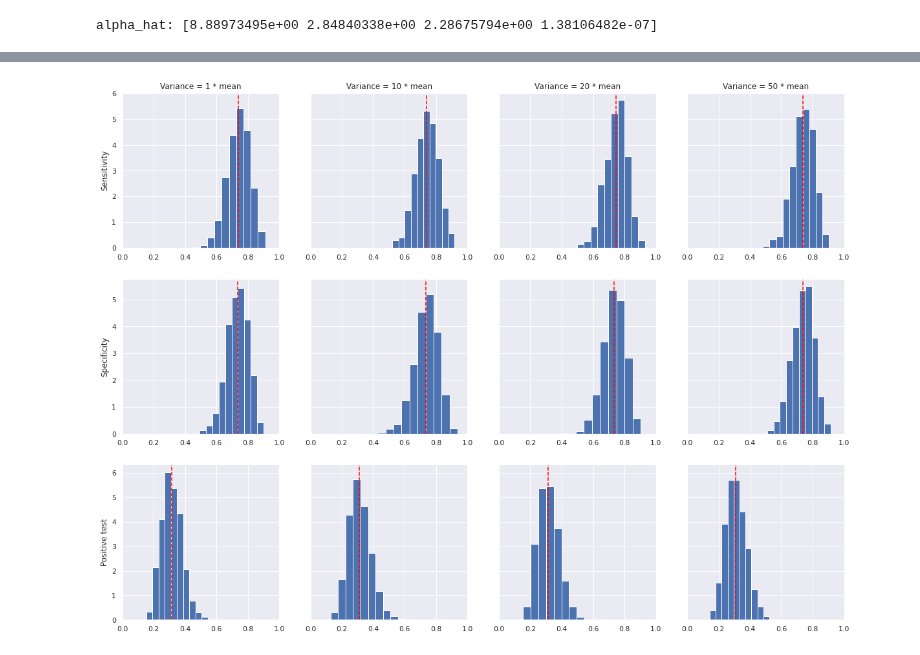
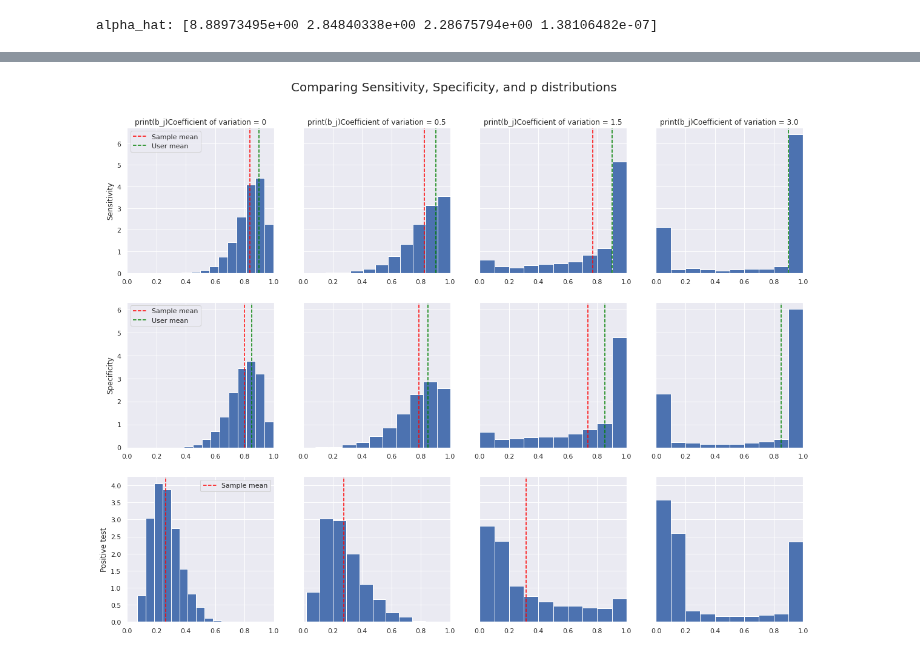
Before and after one commit to lucasmoschen/rds-bayesian-analysis-tcc, a Jupyter notebook: notebooks_book/prior_distributions_alpha.ipynb, the cells around one changed output, grey strips where cells are left out. Saved outputs shown, nothing was run; the diff lists cells and outputs as text; code cells hidden in the pictures.

```diff
--- a/notebooks_book/prior_distributions_alpha.ipynb
+++ b/notebooks_book/prior_distributions_alpha.ipynb
@@ -150,5 +125,0 @@ We first use a vague prior $a_1 = a_2 = a_3 = a_4 = 1/100$ and $b_1 = b_2 = b_3
-# %%
-a = np.ones(4)*10
-b = np.ones(4)*10
-
-X, Y, E_X, E_Y, Var_X, Var_Y, Cor_XY = prior_distributions(a, b, samples = 10000)
@@ -206,6 +125,0 @@ TODO
-# %%
-def gamma_parameters(alpha_i_mean, alpha_i_var):
-
-    bi = alpha_i_mean/alpha_i_var
-    ai = alpha_i_mean*bi
-    return (ai, bi)
@@ -226,40 +135,90 @@ such that $\theta$ is fixed, for a while.
 # %%
-n = 1000
-possible_variances = [1, 10, 20, 50]
+# Different coefficients
+# When 0, we consider dirac distribution over alpha_hat.
+coefficients_variation = [0, 0.5, 1.5, 3.0]
+
+# Fixing theta
+theta = 0.1
+
+# Optimizing the values of alpha
 alpha_hat = solution.x
 
-theta = 0.1
+number_samples = 5000
 
 fig, ax = plt.subplots(nrows = 3, ncols = 4, figsize = (20,15), sharey = 'row')
+fig.suptitle('Comparing Sensitivity, Specificity, and p distributions', fontsize = 20, y = 0.95)
 
-for i, var in enumerate(possible_variances):
+fig2, ax2 = plt.subplots(nrows = 3, ncols = 3, figsize = (15,15), sharey = 'row')
+fig2.suptitle('Comparing other statitistics', fontsize = 20, y = 0.95)
 
-    alpha = np.ones((n,4))*alpha_hat
+for i, coef in enumerate(coefficients_variation):
 
-    U = np.array([np.random.dirichlet(alpha[s,:]) for s in range(n)])
+    # Sampling alpha when it is not dirac distribution
+    alpha = np.ones((number_samples,4))*alpha_hat
+    if coef != 0:
+        for j, mean in enumerate(alpha_hat):
+            a_j, b_j = gamma_parameters(mean, alpha_i_coef_var = coef)
+            Z = loggamma(c = a_j).rvs(size = number_samples)
+            alpha[:,j] = np.exp(Z)/b_j
+
+    # sampling the dirichlet distribution
+    U = np.array([np.random.dirichlet(alpha[s,:]) for s in range(number_samples)])
+    # sensibility, sensitivity, and probability of a positive test.
     gamma_s = U[:,0] + U[:,1]
     gamma_e = U[:,0] + U[:,2]
     p = gamma_s*theta + (1 - gamma_e)*(1 - theta)
+
+    # Plotting the first figure
 
     ax[0,i].hist(gamma_s, density = True)
     ax[1,i].hist(gamma_e, density = True)
     ax[2,i].hist(p, density = True)
 
-    ax[0,i].axvline(gamma_s.mean(), color = 'red', linestyle = '--')
-    ax[1,i].axvline(gamma_e.mean(), color = 'red', linestyle = '--')
-    ax[2,i].axvline(p.mean(), color = 'red', linestyle = '--')
+    ax[0,i].axvline(gamma_s.mean(), color = 'red', linestyle = '--', label = 'Sample mean')
+    ax[1,i].axvline(gamma_e.mean(), color = 'red', linestyle = '--', label = 'Sample mean')
+    ax[2,i].axvline(p.mean(), color = 'red', linestyle = '--', label = 'Sample mean')
+
+    ax[0,i].axvline(m1, color = 'green', linestyle = '--', label = 'User mean')
+    ax[1,i].axvline(m2, color = 'green', linestyle = '--', label = 'User mean')
+
+    if i == 0:
+        for j in range(3):
+            ax[j,i].legend()
 
     ax[0,i].set_xlim((0,1))
     ax[1,i].set_xlim((0,1))
     ax[2,i].set_xlim((0,1))
 
-    ax[0,i].set_title('Variance = {} * mean'.format(var))
+    ax[0,i].set_title('print(b_j)Coefficient of variation = {}'.format(coef))
+
+    if coef != 0:
+        # Other statistics
+        E_X, _, Var_X, _, Cor_XY = moments_calculus(alpha.transpose())
+
+        # Plotting the second figure
+        ax2[0,i-1].hist(E_X, density = True)
+        ax2[1,i-1].hist(Var_X, density = True)
+        ax2[2,i-1].hist(Cor_XY, density = True)
+
+        ax2[0,i-1].axvline(E_X.mean(), color = 'red', linestyle = '--', label = 'Sample mean')
+        ax2[1,i-1].axvline(Var_X.mean(), color = 'red', linestyle = '--', label = 'Sample mean')
+        ax2[2,i-1].axvline(Cor_XY.mean(), color = 'red', linestyle = '--', label = 'Sample mean')
+        ax2[2,i-1].axvline(rho, color = 'green', linestyle = '--', label = 'User correlation')
+
+        ax2[0,i-1].set_title('Coefficient of variation = {}'.format(coef))
+
+        if i == 1:
+            for j in range(3):
+                ax2[j,i-1].legend()
 
 ax[0,0].set_ylabel('Sensitivity')
 ax[1,0].set_ylabel('Specificity')
 ax[2,0].set_ylabel('Positive test')
 
+ax2[0,0].set_ylabel('E[Sensitivity]')
+ax2[1,0].set_ylabel('Var(Sensitivity)')
+ax2[2,0].set_ylabel('Cor(Sens, Spec)')
 
 plt.show()
 # %% [output]
-[figure, old version]
+[figure, new version]
```
Also changed, not shown: parts of 18 cells of this notebook.
